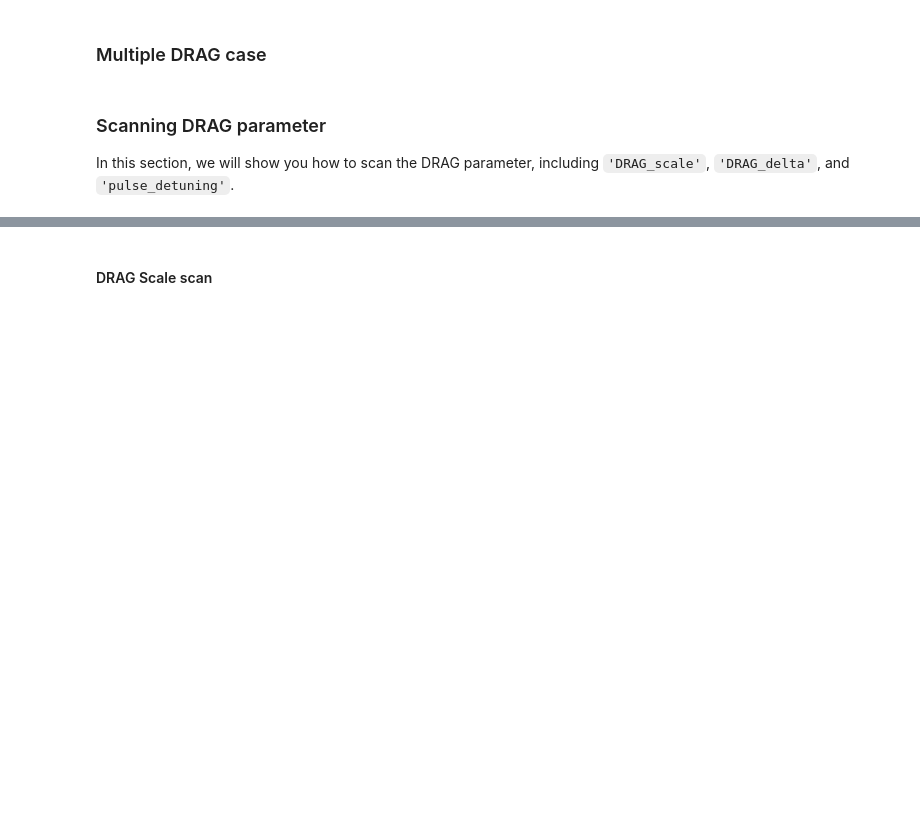
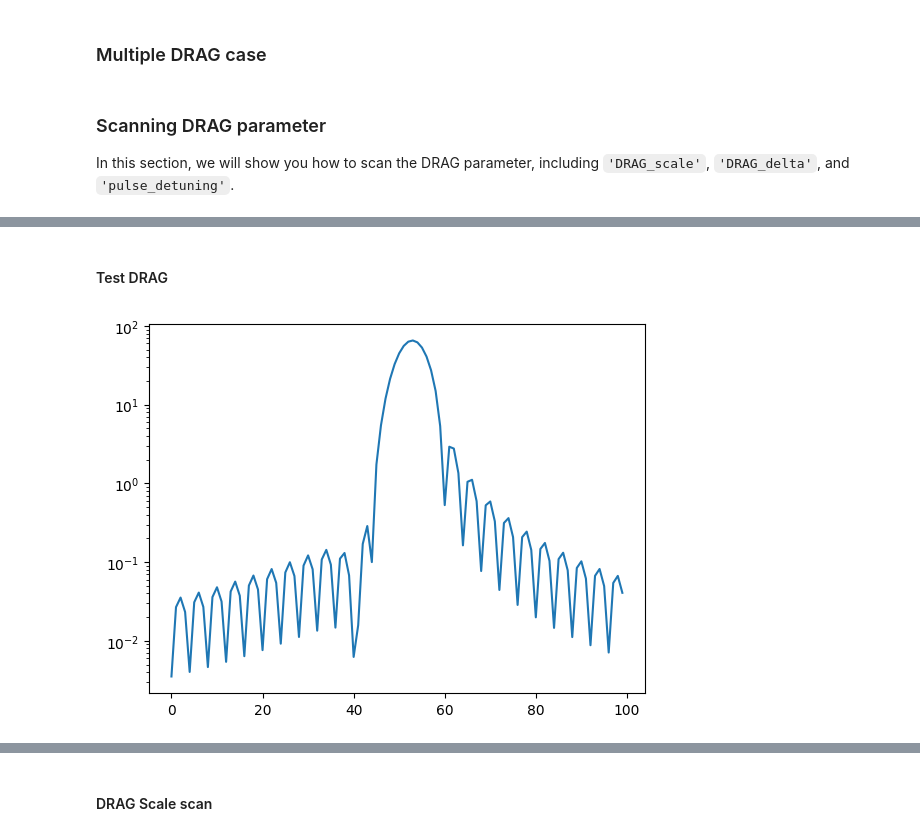
Before and after one commit to RunawayFancy/QuSim, a Jupyter notebook: Tutorial/transmon_tutorial/DRAG.ipynb, the cells around one changed output, grey strips where cells are left out. Drawn from its saved outputs; the diff is of its cells as text; code cells hidden in the pictures; blank space fills up the shorter version.

```diff
--- a/Tutorial/transmon_tutorial/DRAG.ipynb
+++ b/Tutorial/transmon_tutorial/DRAG.ipynb
@@ -214 +211,13 @@ pl.plot_pulse_sequence(pulse_sequence, simulation_option)
 0
+# %% [markdown]
+#### Test DRAG
+# %%
+import QuSim.PulseGen.pulse_waveform as pw
+
+pulse_lib_c = pw.pulse_lib(pulse_sequence[0])
+drive_pulse = pulse_lib_c.get_pulse(simulation_option)
+fft_waveform = np.fft.fft(drive_pulse)
+plt.plot(np.abs(fft_waveform[200:300]))
+plt.yscale('log')
+# %% [output]
+[figure, added]
```
Also changed, not shown: parts of 13 cells of this notebook, 7 other files.
